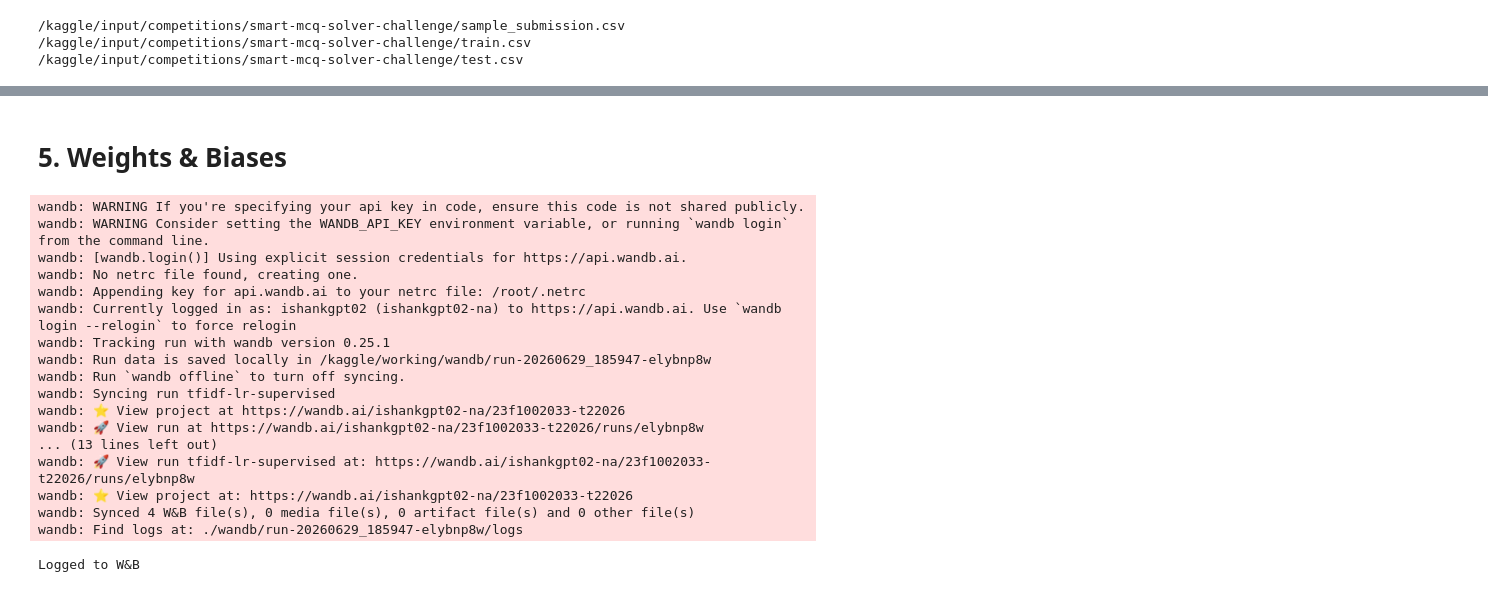
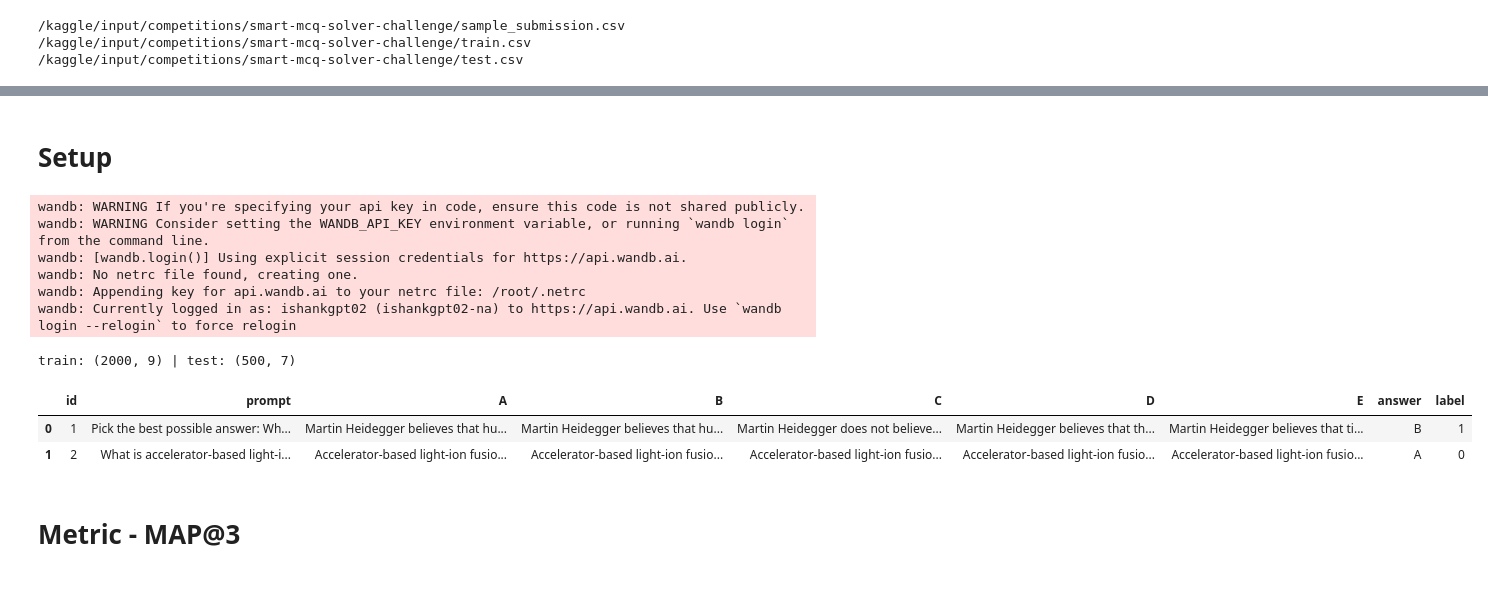
Before and after one commit to 23f1002033/dl-23f1002033-notebook-t22026, a Jupyter notebook: dl-23f1002033-notebook-t22026.ipynb, the cells around one changed output, grey strips where cells are left out. Drawn from its saved outputs; the diff is of its cells as text; code cells hidden in the pictures.

Commit message:
Added Final Notebook with 3 models

```diff
--- a/dl-23f1002033-notebook-t22026.ipynb
+++ b/dl-23f1002033-notebook-t22026.ipynb
@@ -127,42 +29,35 @@ submission.csv saved
-# %% [markdown]
-# 5. Weights & Biases
-# %%
-import wandb
-from kaggle_secrets import UserSecretsClient
-
-wandb.login(key=UserSecretsClient().get_secret("WANDB_API_KEY"))
-
-run = wandb.init(
-    entity="ishankgpt02-na",
-    project="23f1002033-t22026",
-    name="tfidf-lr-supervised",
-    config={"model": "TF-IDF + LogisticRegression"},
-)
-
-wandb.log({
-    "holdout_map3": holdout_map3,
-    "cv_map3": cv_mean,
-    "distractor_auc": distractor_auc,
-})
-
-run.finish()
-print("Logged to W&B")
-# %% [output]
-wandb: WARNING If you're specifying your api key in code, ensure this code is not shared publicly.
-wandb: WARNING Consider setting the WANDB_API_KEY environment variable, or running `wandb login` from the command line.
-wandb: [wandb.login()] Using explicit session credentials for https://api.wandb.ai.
-wandb: No netrc file found, creating one.
-wandb: Appending key for api.wandb.ai to your netrc file: /root/.netrc
-wandb: Currently logged in as: ishankgpt02 (ishankgpt02-na) to https://api.wandb.ai. Use `wandb login --relogin` to force relogin
-wandb: Tracking run with wandb version 0.25.1
-wandb: Run data is saved locally in /kaggle/working/wandb/run-20260629_185947-elybnp8w
-wandb: Run `wandb offline` to turn off syncing.
-wandb: Syncing run tfidf-lr-supervised
-wandb: ⭐️ View project at https://wandb.ai/ishankgpt02-na/23f1002033-t22026
-wandb: 🚀 View run at https://wandb.ai/ishankgpt02-na/23f1002033-t22026/runs/elybnp8w
-... (13 lines left out)
-wandb: 🚀 View run tfidf-lr-supervised at: https://wandb.ai/ishankgpt02-na/23f1002033-t22026/runs/elybnp8w
-wandb: ⭐️ View project at: https://wandb.ai/ishankgpt02-na/23f1002033-t22026
-wandb: Synced 4 W&B file(s), 0 media file(s), 0 artifact file(s) and 0 other file(s)
-wandb: Find logs at: ./wandb/run-20260629_185947-elybnp8w/logs
-Logged to W&B
+# %% [markdown]
+# Setup
+# %%
+import numpy as np
+import pandas as pd
+import torch
+import torch.nn as nn
+import wandb
+from kaggle_secrets import UserSecretsClient
+wandb.login(key=UserSecretsClient().get_secret("WANDB_API_KEY"))
+
+DATA = "/kaggle/input/competitions/smart-mcq-solver-challenge"
+OPTIONS = ["A", "B", "C", "D", "E"]
+device = "cuda" if torch.cuda.is_available() else "cpu"
+
+train = pd.read_csv(f"{DATA}/train.csv")
+test  = pd.read_csv(f"{DATA}/test.csv")
+
+train["label"] = train["answer"].map({c: i for i, c in enumerate(OPTIONS)})
+
+print("train:", train.shape, "| test:", test.shape)
+train.head(2)
+# %% [output]
+wandb: WARNING If you're specifying your api key in code, ensure this code is not shared publicly.
+wandb: WARNING Consider setting the WANDB_API_KEY environment variable, or running `wandb login` from the command line.
+wandb: [wandb.login()] Using explicit session credentials for https://api.wandb.ai.
+wandb: No netrc file found, creating one.
+wandb: Appending key for api.wandb.ai to your netrc file: /root/.netrc
+wandb: Currently logged in as: ishankgpt02 (ishankgpt02-na) to https://api.wandb.ai. Use `wandb login --relogin` to force relogin
+train: (2000, 9) | test: (500, 7)
+|  | id | prompt | A | B | C | D | E | answer | label |
+| 0 | 1 | Pick the best possible answer: Wh... | Martin Heidegger believes that hu... | Martin Heidegger believes that hu... | Martin Heidegger does not believe... | Martin Heidegger believes that th... | Martin Heidegger believes that ti... | B | 1 |
+| 1 | 2 | What is accelerator-based light-i... | Accelerator-based light-ion fusio... | Accelerator-based light-ion fusio... | Accelerator-based light-ion fusio... | Accelerator-based light-ion fusio... | Accelerator-based light-ion fusio... | A | 0 |
+# %% [markdown]
+# Metric - MAP@3
```
Also changed, not shown: parts of 41 cells of this notebook.
